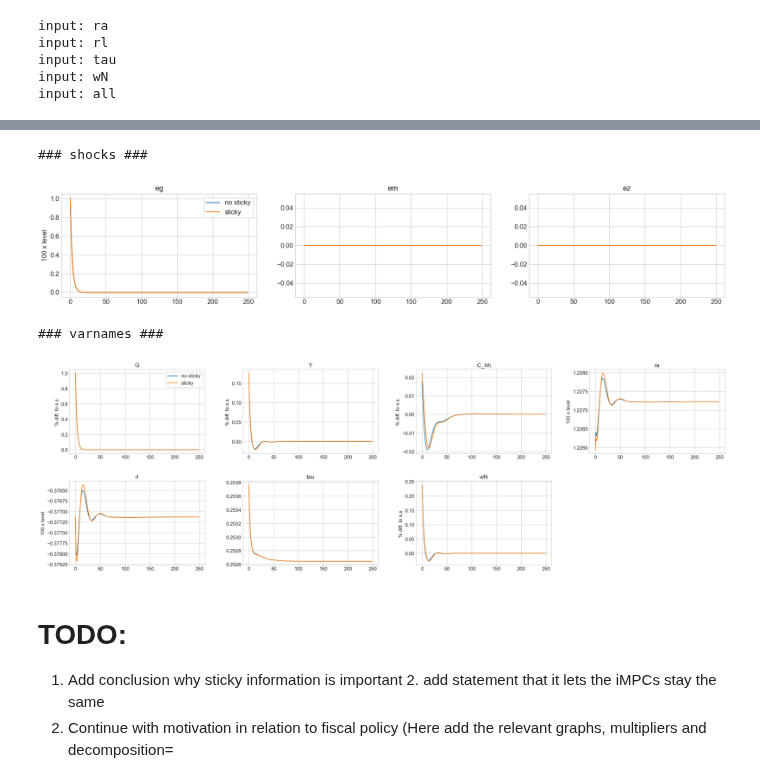
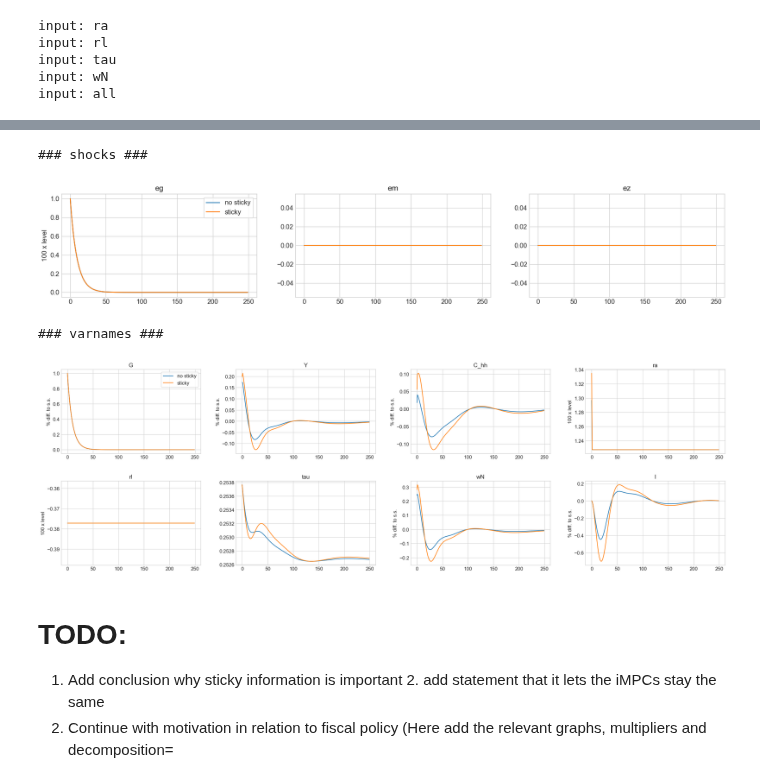
Before and after one commit to YanWin/StickyInformationHANK, a Jupyter notebook: notebooks/Red_Threat_Summary.ipynb, the cells around one changed output, grey strips where cells are left out. Saved outputs shown, nothing was run; the diff lists cells and outputs as text; code cells hidden in the pictures.

```diff
--- a/notebooks/Red_Threat_Summary.ipynb
+++ b/notebooks/Red_Threat_Summary.ipynb
@@ -19,8 +19,9 @@ from HANKStickyModel import HANKStickyModelClass
 
 updated_par = {'phi_G': 0.5,         # mixed financing of fiscal policy shock
                 'jump_eg': 0.01,    # 1% government spending shock
-                'rho_eg': 0.7,
-                'jump_em': 0.0}
+                'rho_eg': 0.9,
+                'jump_em': 0.0,
+                'taylor': 'linear'}
 model = HANKStickyModelClass(name='baseline', par={**updated_par ,**{'inattention': 0.0}})
 print("\r"+'Find steady state  ',end="")
 model.find_ss(do_print=False)
@@ -33,7 +34,7 @@ model.compute_jacs(do_print=False)
 # model.find_IRFs(do_print=False)
 
 # model with sitcky information
-model_sticky = model.copy()
+model_sticky = model.copy() # steady state unaffected by sticky information
 model_sticky.par.inattention = 0.935
 print("\r"+'Compute Jacobians (sticky)    ',end="")
 model_sticky.compute_jacs(do_print=False)
@@ -470,16 +513,16 @@ plot_decomposition(path_list, output='c', T_max=200, labels=['no sticky', 'stick
 # %%
 models = [model, model_sticky]
 labels = ['no sticky', 'sticky']
-paths = ['G', 'Y', 'C_hh', 'ra', 'rl', 'tau', 'wN']
+paths = ['G', 'Y', 'C_hh', 'ra', 'rl', 'tau', 'wN', 'I']
 lvl_value = ['eg', 'ez', 'em', 'ra', 'rl', 'tau']
 facs = {'eg':100, 'r':100,'ra':100,'rl':100}
 model.compare_IRFs(models, labels, paths, lvl_value=lvl_value, facs=facs,
                    do_linear=True, do_non_linear=False, do_targets=False)
 # %% [output]
 ### shocks ###
-[figure, old version]
+[figure, new version]
 ### varnames ###
-[figure, old version]
+[figure, new version]
 # %% [markdown]
 # TODO:
 
```
Also changed, not shown: parts of 11 cells of this notebook, 6 other files.
